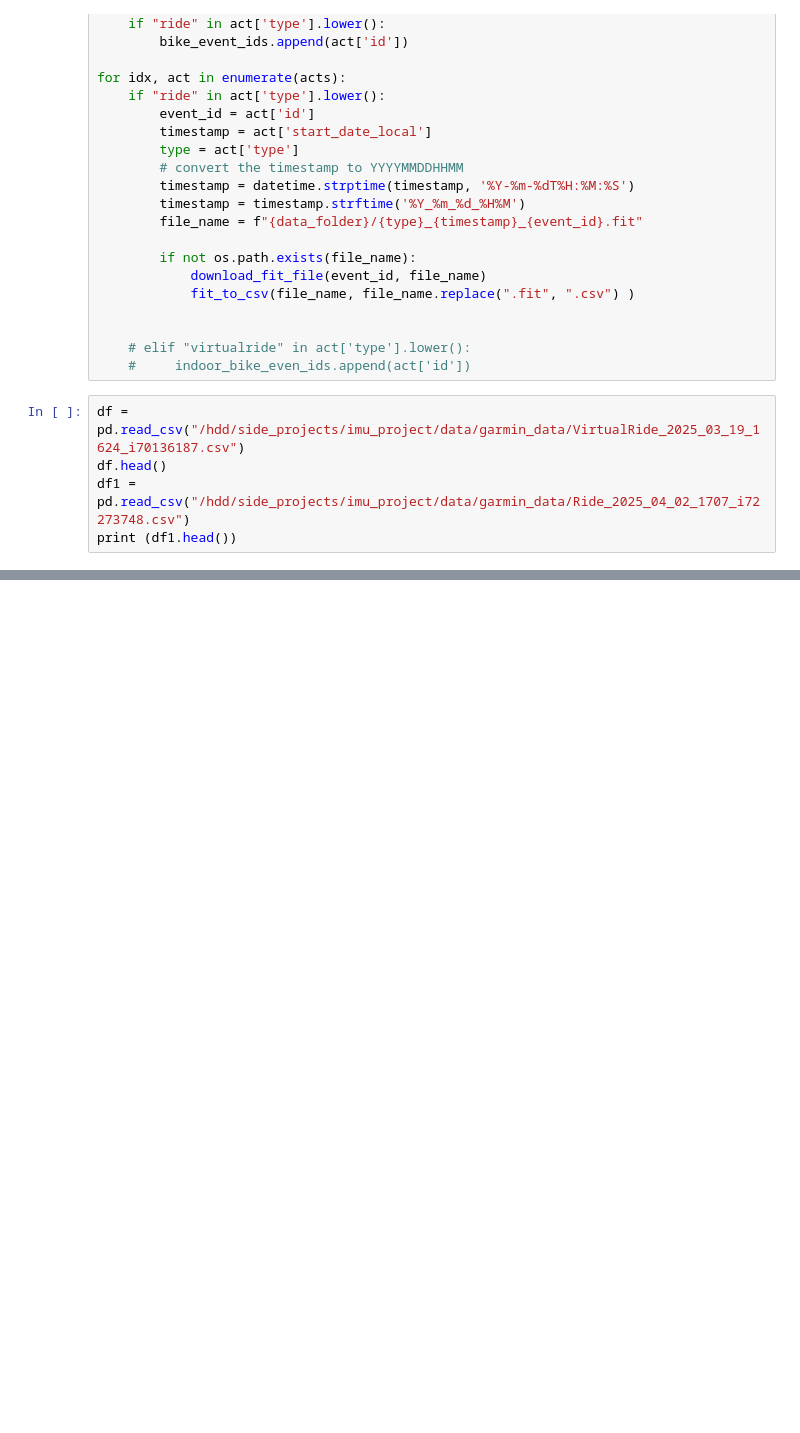
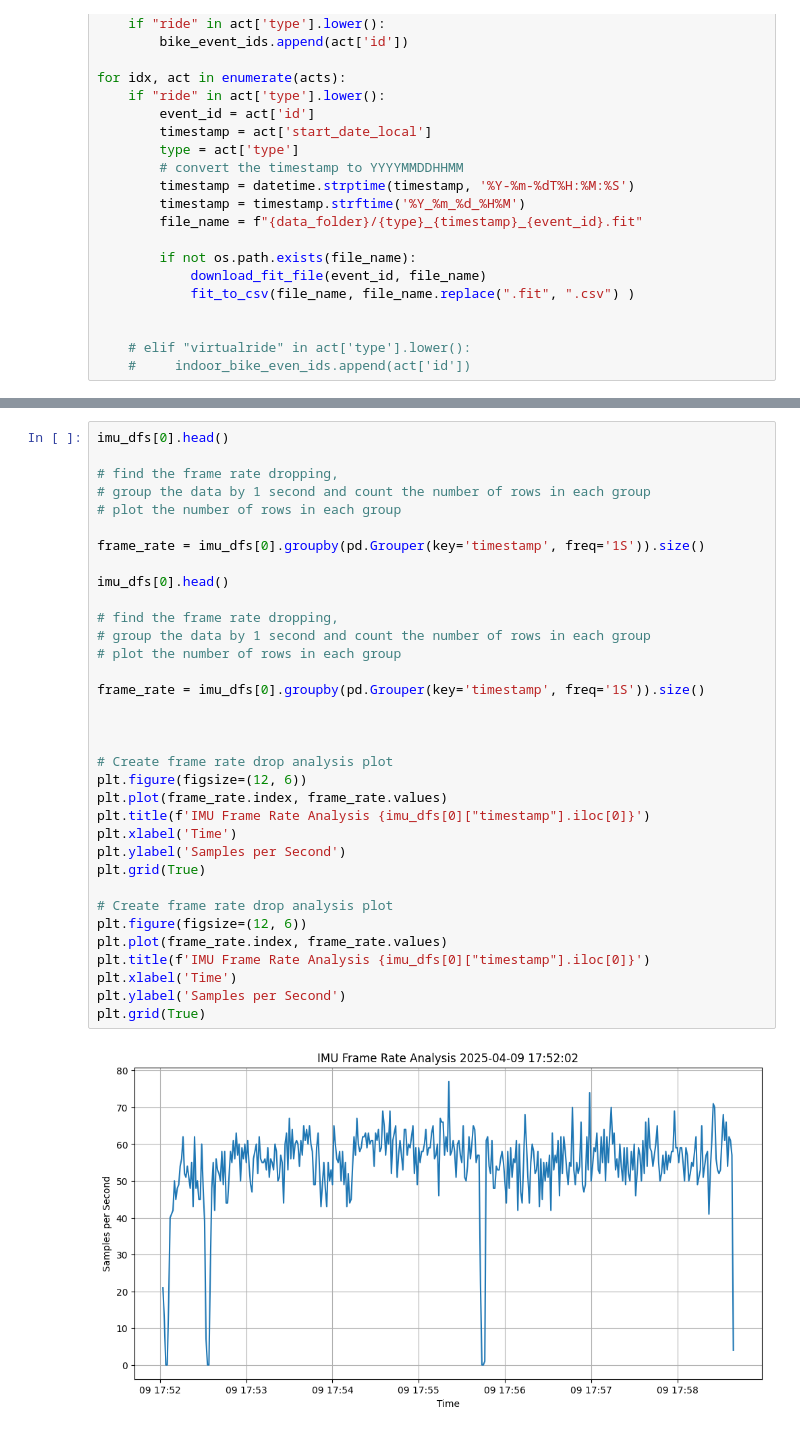
Before and after one commit to niru-5/form-check, a Jupyter notebook: data_analysis/pulling_workouts.ipynb, the cells around one changed output, grey strips where cells are left out. Drawn from its saved outputs; the diff is of its cells as text; blank space fills up the shorter version.

```diff
--- a/data_analysis/pulling_workouts.ipynb
+++ b/data_analysis/pulling_workouts.ipynb
@@ -231,8 +235,3 @@ for idx, act in enumerate(acts):
 
     # elif "virtualride" in act['type'].lower():
     #     indoor_bike_even_ids.append(act['id'])
-# %%
-df = pd.read_csv("/hdd/side_projects/imu_project/data/garmin_data/VirtualRide_2025_03_19_1624_i70136187.csv")
-df.head()
-df1 = pd.read_csv("/hdd/side_projects/imu_project/data/garmin_data/Ride_2025_04_02_1707_i72273748.csv")
-print (df1.head())
@@ -258,0 +534,36 @@ plot_indoor_ride(df)
+# %%
+imu_dfs[0].head()
+
+# find the frame rate dropping,
+# group the data by 1 second and count the number of rows in each group
+# plot the number of rows in each group
+
+frame_rate = imu_dfs[0].groupby(pd.Grouper(key='timestamp', freq='1S')).size()
+
+imu_dfs[0].head()
+
+# find the frame rate dropping,
+# group the data by 1 second and count the number of rows in each group
+# plot the number of rows in each group
+
+frame_rate = imu_dfs[0].groupby(pd.Grouper(key='timestamp', freq='1S')).size()
+
+
+
+# Create frame rate drop analysis plot
+plt.figure(figsize=(12, 6))
+plt.plot(frame_rate.index, frame_rate.values)
+plt.title(f'IMU Frame Rate Analysis {imu_dfs[0]["timestamp"].iloc[0]}')
+plt.xlabel('Time')
+plt.ylabel('Samples per Second')
+plt.grid(True)
+
+# Create frame rate drop analysis plot
+plt.figure(figsize=(12, 6))
+plt.plot(frame_rate.index, frame_rate.values)
+plt.title(f'IMU Frame Rate Analysis {imu_dfs[0]["timestamp"].iloc[0]}')
+plt.xlabel('Time')
+plt.ylabel('Samples per Second')
+plt.grid(True)
+# %% [output]
+[figure, added]
```
Also changed, not shown: parts of 8 cells of this notebook, 5 other files.
